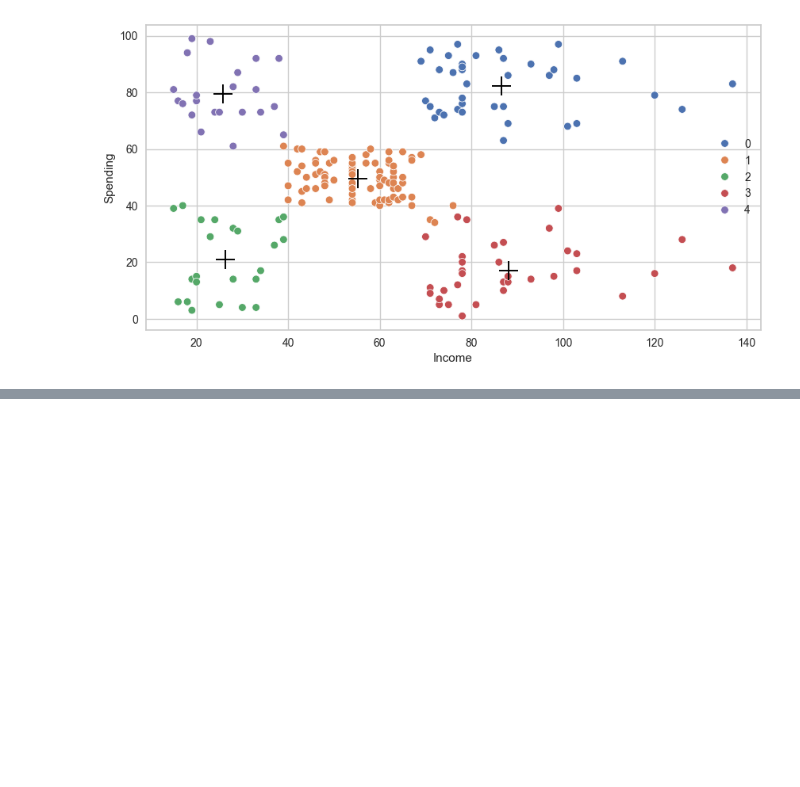
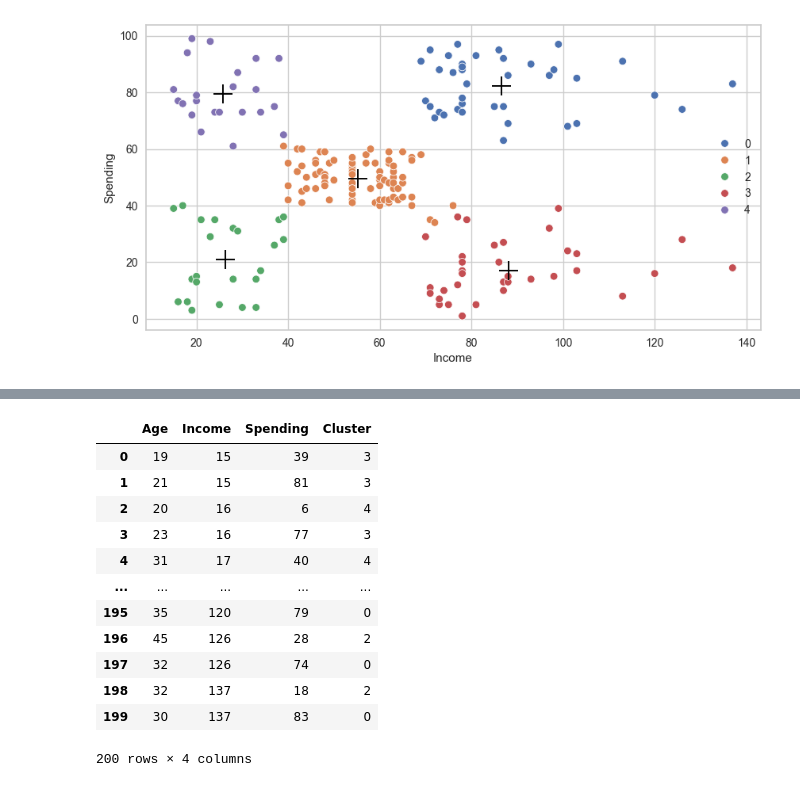
Before and after one commit to utkarshg1/Machine-Learning-11_30, a Jupyter notebook: KMeans Clustering/Kmeans.ipynb, the cells around one changed output, grey strips where cells are left out. Cells and saved outputs as stored; diff of their text form; code cells hidden in the pictures; blank space fills up the shorter version.

```diff
--- a/KMeans Clustering/Kmeans.ipynb
+++ b/KMeans Clustering/Kmeans.ipynb
@@ -330,0 +389,17 @@ plt.show()
+# %%
+X2['Cluster'] = clusters2
+X2
+# %% [output]
+|  | Age | Income | Spending | Cluster |
+| 0 | 19 | 15 | 39 | 3 |
+| 1 | 21 | 15 | 81 | 3 |
+| 2 | 20 | 16 | 6 | 4 |
+| 3 | 23 | 16 | 77 | 3 |
+| 4 | 31 | 17 | 40 | 4 |
+| ... | ... | ... | ... | ... |
+| 195 | 35 | 120 | 79 | 0 |
+| 196 | 45 | 126 | 28 | 2 |
+| 197 | 32 | 126 | 74 | 0 |
+| 198 | 32 | 137 | 18 | 2 |
+| 199 | 30 | 137 | 83 | 0 |
+200 rows × 4 columns
```
Also changed, not shown: parts of 12 cells of this notebook, 1 other file.
